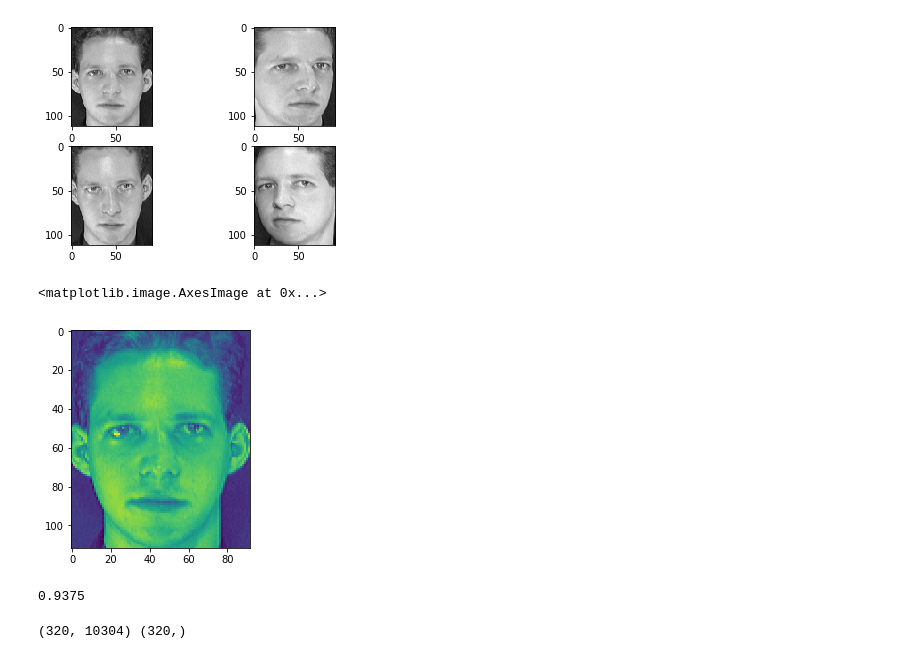
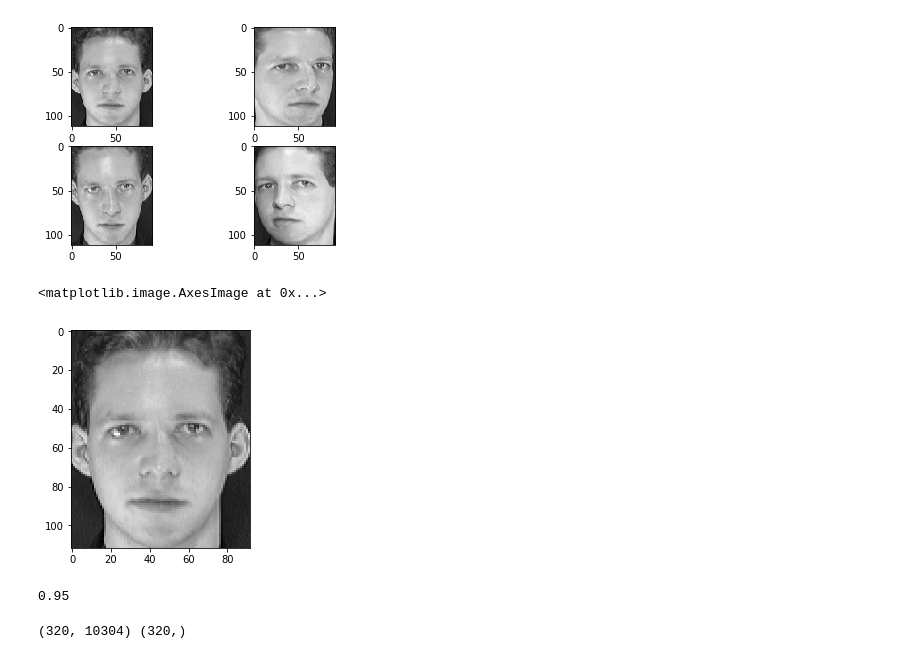
Before and after one commit to ArtemShapiro/Face-Recognition-ORL, a Jupyter notebook: Model.ipynb, the cells around one changed output. Cells and saved outputs as stored; diff of their text form; code cells hidden in the pictures.

```diff
--- a/Model.ipynb
+++ b/Model.ipynb
@@ -39,11 +39,11 @@ for i in X_train[:4]:
 # %%
 from matplotlib.pyplot import imshow
 %matplotlib inline
 
-imshow(X_train[0].reshape(112,92))
+imshow(X_train[0].reshape(112,92),cmap='gray')
 # %% [output]
 <matplotlib.image.AxesImage at 0x...>
-[figure, old version]
+[figure, new version]
 # %%
 # Model realization
 from scipy import stats
@@ -91,9 +91,9 @@ def model(X_train, y_train, X_test, y_test, K):
     return predict.mean()
 # %%
-d = model(X_train, Y_train, X_test, Y_test.reshape(-1, 1), 3)
+d = model(X_train, Y_train, X_test, Y_test.reshape(-1, 1))
 d
 # %% [output]
-0.9375
+0.95
 # %%
 # Shuffle function
 def shuffle_samples(x, y):
```
Also changed, not shown: parts of 18 cells of this notebook.
